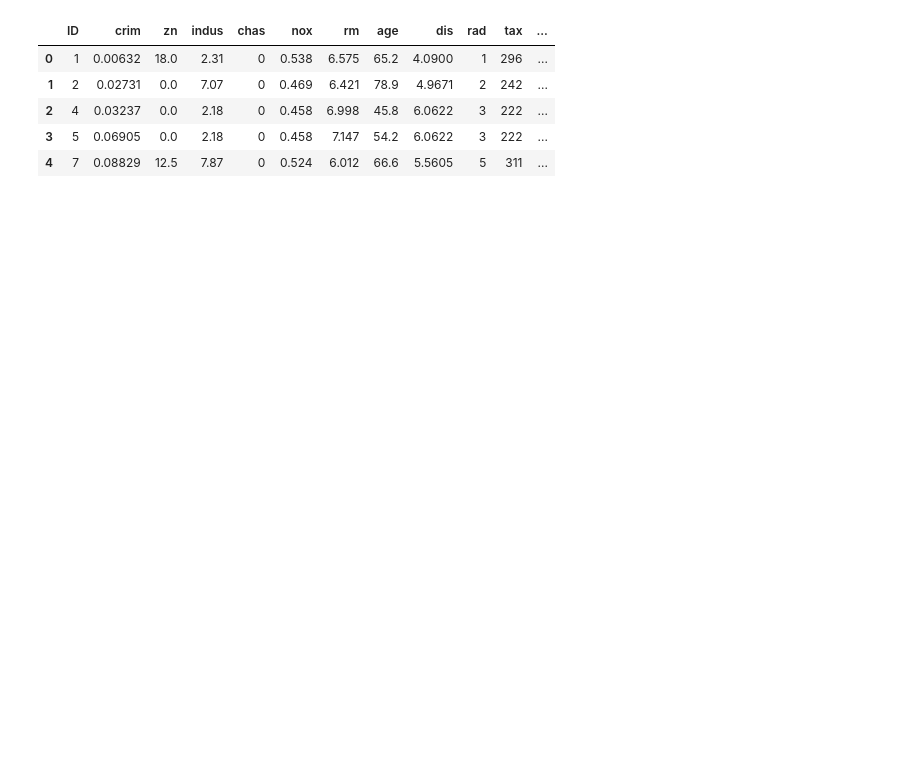
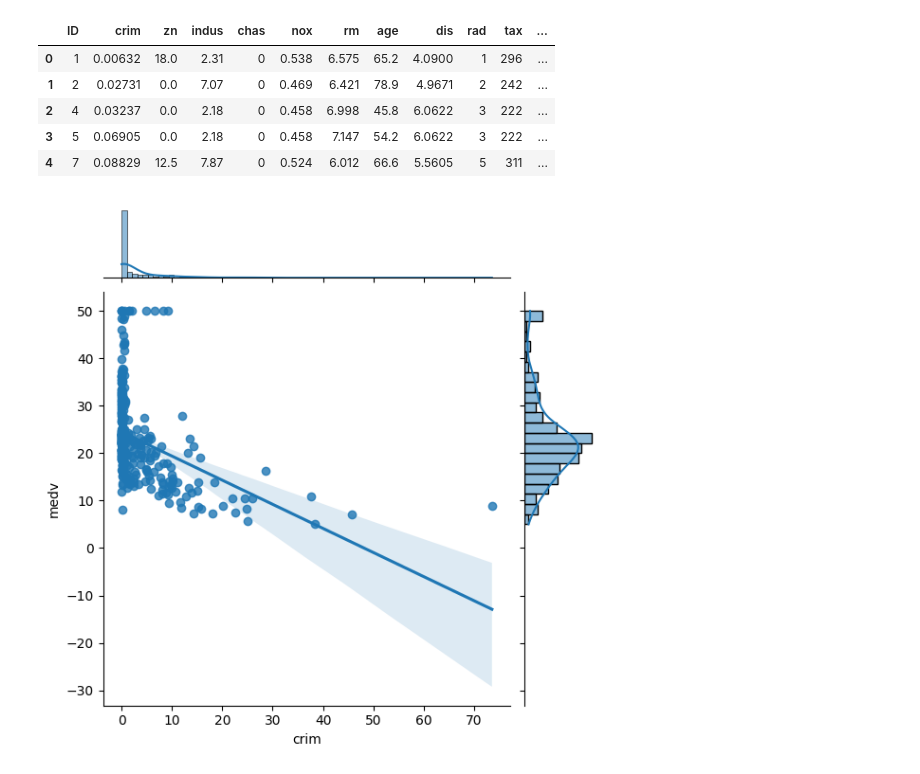
Before and after one commit to stefkong1982/-, a Jupyter notebook: Analitika_bol'shih_dannyh/Mashinnoe_obuchenie_i_Data_Science/Homework_template.ipynb, the cells around one changed output. Drawn from its saved outputs; the diff is of its cells as text; code cells hidden in the pictures; blank space fills up the shorter version.

```diff
--- a/Analitika_bol'shih_dannyh/Mashinnoe_obuchenie_i_Data_Science/Homework_template.ipynb
+++ b/Analitika_bol'shih_dannyh/Mashinnoe_obuchenie_i_Data_Science/Homework_template.ipynb
@@ -4,6 +13,8 @@
 import pandas as pd
 # %%
 # Загружаем данные в переменную df из файла homework.csv
+# %%
+df = pd.read_csv("https://raw.githubusercontent.com/stefkong1982/netology.ru/Master/Analitika_bol'shih_dannyh/Mashinnoe_obuchenie_i_Data_Science/homework.csv")
 # %%
 df.head()
 # %% [output]
@@ -18,2 +30,6 @@ import matplotlib.pyplot as plt
 # %%
-# Построить scatter график по параметрам crim, medv
+# Построим scatter график по параметрам crim, medv
+sns.jointplot(x='crim', y='medv', data=df, kind='reg')
+plt.show()
+# %% [output]
+[figure, added]
```
Also changed, not shown: parts of 8 cells of this notebook.
